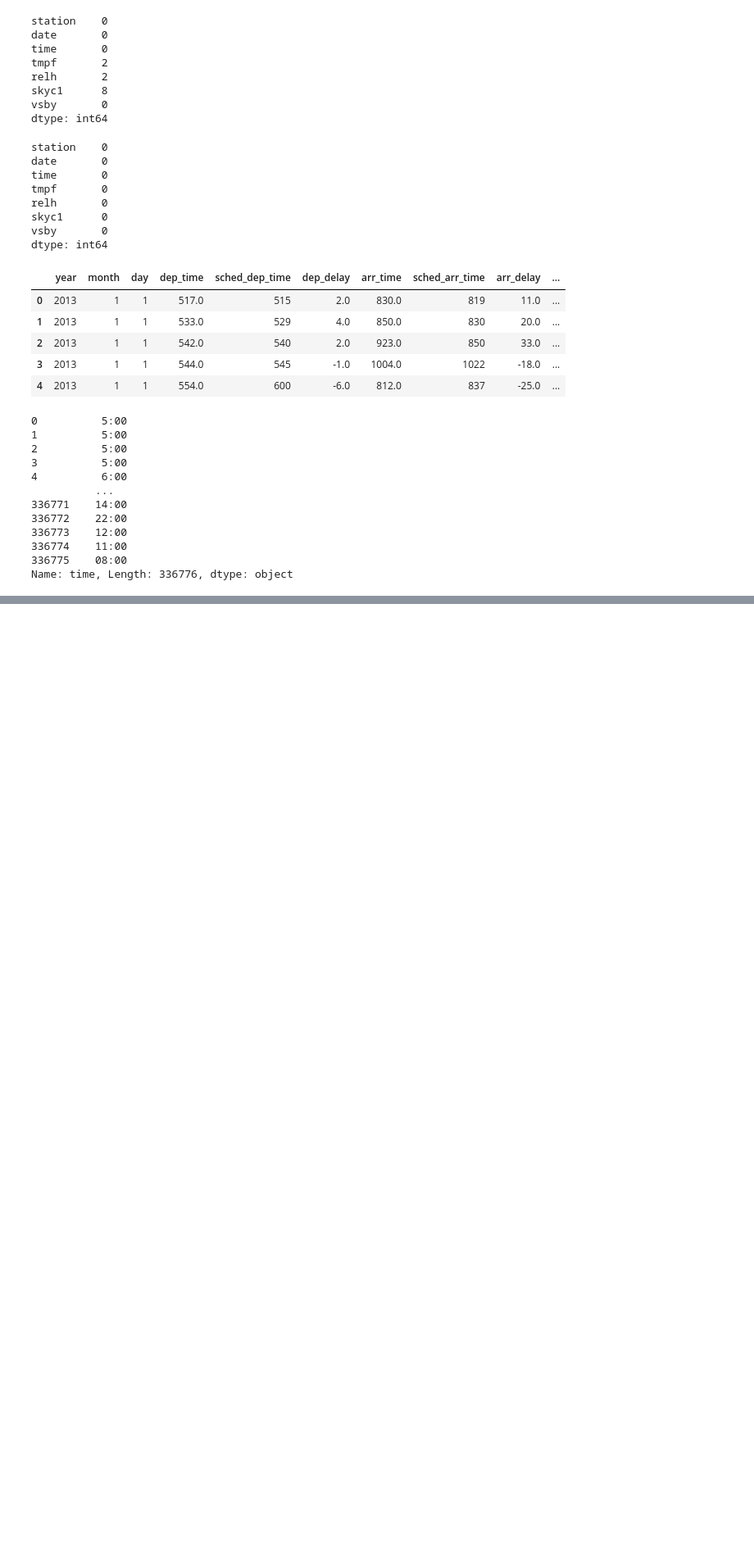
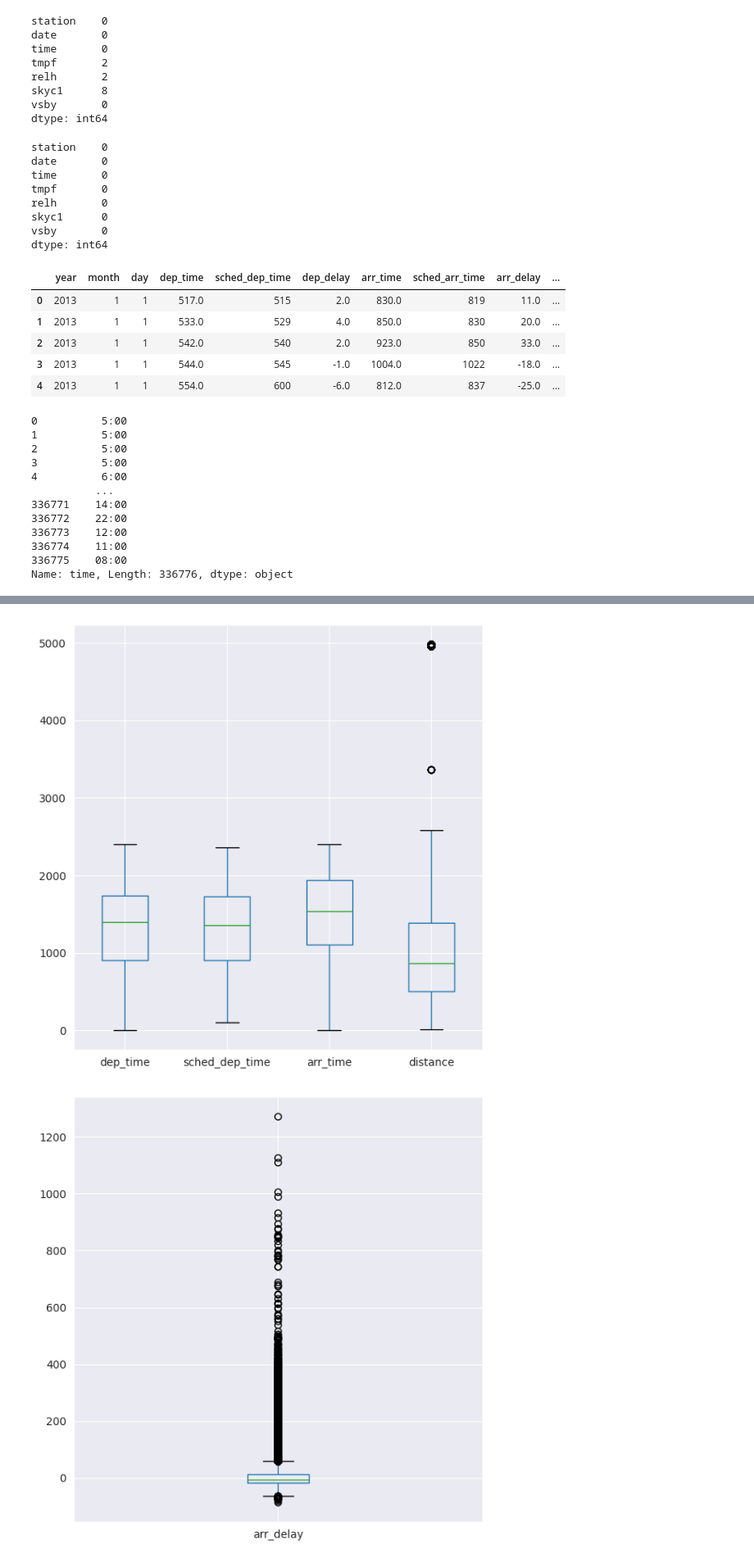
Before and after one commit to bill-unitech2021/Flight-Delay-using-a-Stacked-Model, a Jupyter notebook: Project_A/prediction.ipynb, the cells around one changed output, grey strips where cells are left out. Shown: that part at 82% size. Cells and saved outputs as stored; diff of their text form; code cells hidden in the pictures; blank space fills up the shorter version.

```diff
--- a/Project_A/prediction.ipynb
+++ b/Project_A/prediction.ipynb
@@ -443,0 +513,8 @@ flights = flights.apply(revise_time_format, axis=1)
+# %%
+def revise_date_format(record):
+    date, time = record['time_hour'].split(' ')[0], record['time_hour'].split(' ')[1]
+    date = pd.to_datetime(date)
+    record['date'] = '{:04d}-{:02d}-{:02d}'.format(date.year, date.month, date.day)
+    return record
+
+flights = flights.apply(revise_date_format, axis=1)
@@ -443,0 +534,3 @@ flights = flights.apply(revise_time_format, axis=1)
+# %%
+df = flights[(flights['dep_time'] == 2100.0) & (flights['origin'] == 'EWR')]
+df[df['date'].duplicated()]
@@ -443,0 +578,12 @@ flights = flights.apply(revise_time_format, axis=1)
+# %%
+def show_whisker_plot(df):
+    plt.figure(figsize=(6, 6))
+    df.boxplot();
+    plt.tight_layout();
+
+show_whisker_plot(flights[['dep_time', 'sched_dep_time', 'arr_time', 'distance']])
+show_whisker_plot(flights[['arr_delay']])
+show_whisker_plot(flights[['air_time']])
+# %% [output]
+[figure, added]
+[figure, added]
```
Also changed, not shown: parts of 13 cells of this notebook.
